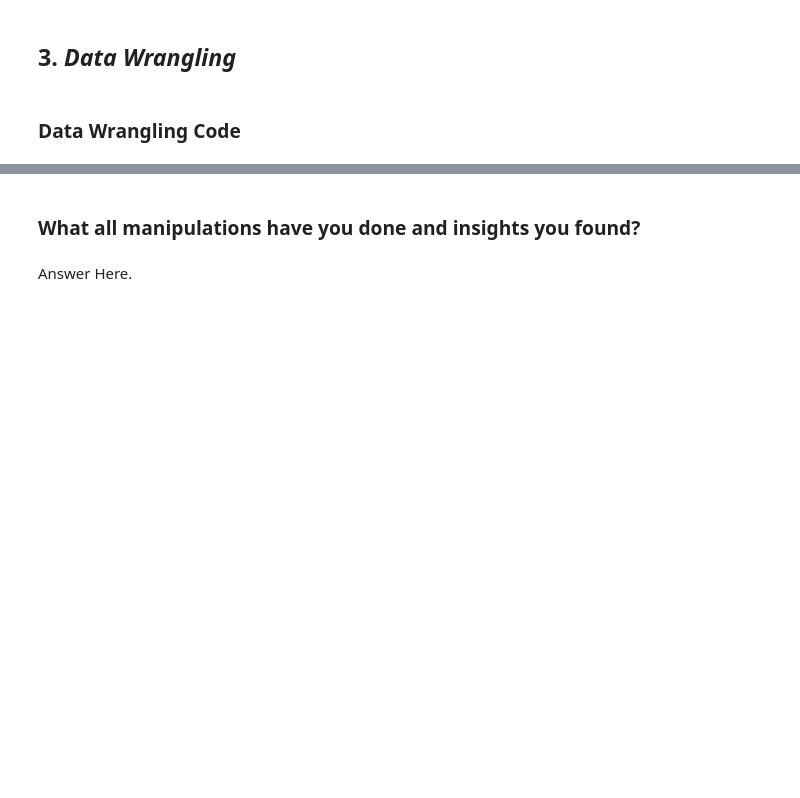
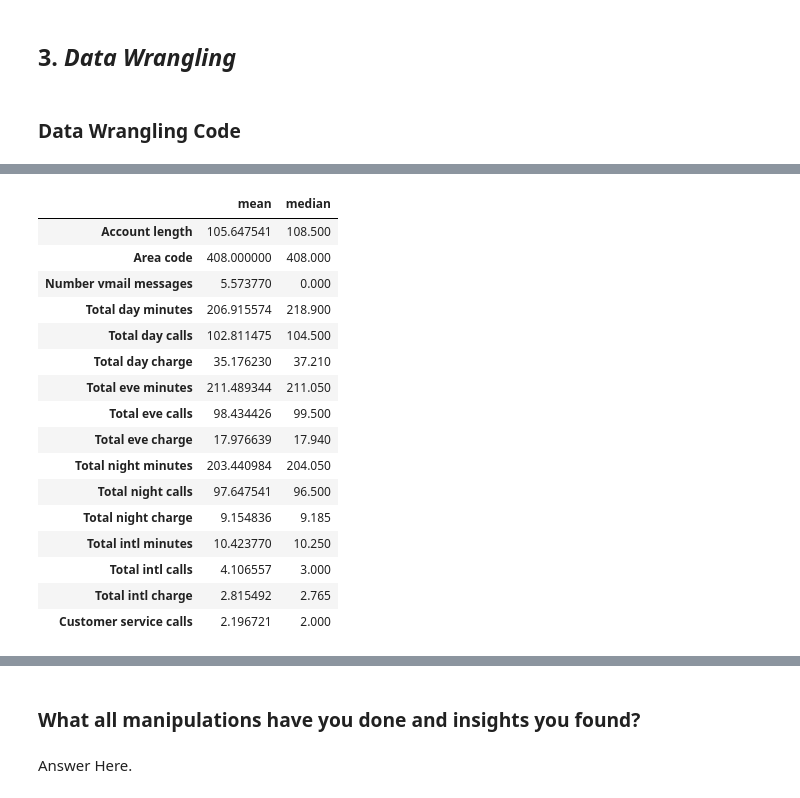
Before and after one commit to CoderSumanesh/Telecom_Churn_Analysis, a Jupyter notebook: Copy_of_Sample_EDA_Submission_Template.ipynb, the cells around one changed output, grey strips where cells are left out. Drawn from its saved outputs; the diff is of its cells as text; code cells hidden in the pictures; blank space fills up the shorter version.

```diff
--- a/Copy_of_Sample_EDA_Submission_Template.ipynb
+++ b/Copy_of_Sample_EDA_Submission_Template.ipynb
@@ -320,0 +324,10 @@ No. of unique values in  Churn is 2 .
+# %%
+# Write your code to make your dataset analysis ready.
+#Data Cleaning
+#creating a copy of original dataset.
+telecom_df=df.copy()
+#As there are no null values so we do not have worry about creating a nonnull dataframe.
+#Extracting the dataset where churn is True and assigning the churn customer data in the variable churn_telecom_df.
+churn_telecom_df=telecom_df[(telecom_df['Churn']==True)]
+#
+print('Number of customers churning is',len(churn_telecom_df))
@@ -320,0 +391,33 @@ No. of unique values in  Churn is 2 .
+# %%
+#Now defining a function to get all areacode mean and median values for whole dataset
+def telecom_df_mean_median(telecom_df,areacode):
+  '''This function returns the mean and median of the whole dataset for a particular area code
+     while parsing telecom_df and areacode
+  '''
+  try:
+    return pd.concat([df[(df['Churn']==True)&(df['Area code']==areacode)].describe().iloc[1],
+            df[(df['Churn']==True)&(df['Area code']==areacode)].describe().iloc[5]],
+            axis=1).rename(columns={"50%":"median"})
+  except:
+    print('Area code not available in dataset')
+# %%
+# Getting  value of Mean Median for area code 408 using the above function
+telecom_df_mean_median(telecom_df=telecom_df,areacode=408)
+# %% [output]
+|  | mean | median |
+| Account length | 105.647541 | 108.500 |
+| Area code | 408.000000 | 408.000 |
+| Number vmail messages | 5.573770 | 0.000 |
+| Total day minutes | 206.915574 | 218.900 |
+| Total day calls | 102.811475 | 104.500 |
+| Total day charge | 35.176230 | 37.210 |
+| Total eve minutes | 211.489344 | 211.050 |
+| Total eve calls | 98.434426 | 99.500 |
+| Total eve charge | 17.976639 | 17.940 |
+| Total night minutes | 203.440984 | 204.050 |
+| Total night calls | 97.647541 | 96.500 |
+| Total night charge | 9.154836 | 9.185 |
+| Total intl minutes | 10.423770 | 10.250 |
+| Total intl calls | 4.106557 | 3.000 |
+| Total intl charge | 2.815492 | 2.765 |
+| Customer service calls | 2.196721 | 2.000 |
```
Also changed, not shown: parts of 9 cells of this notebook.
